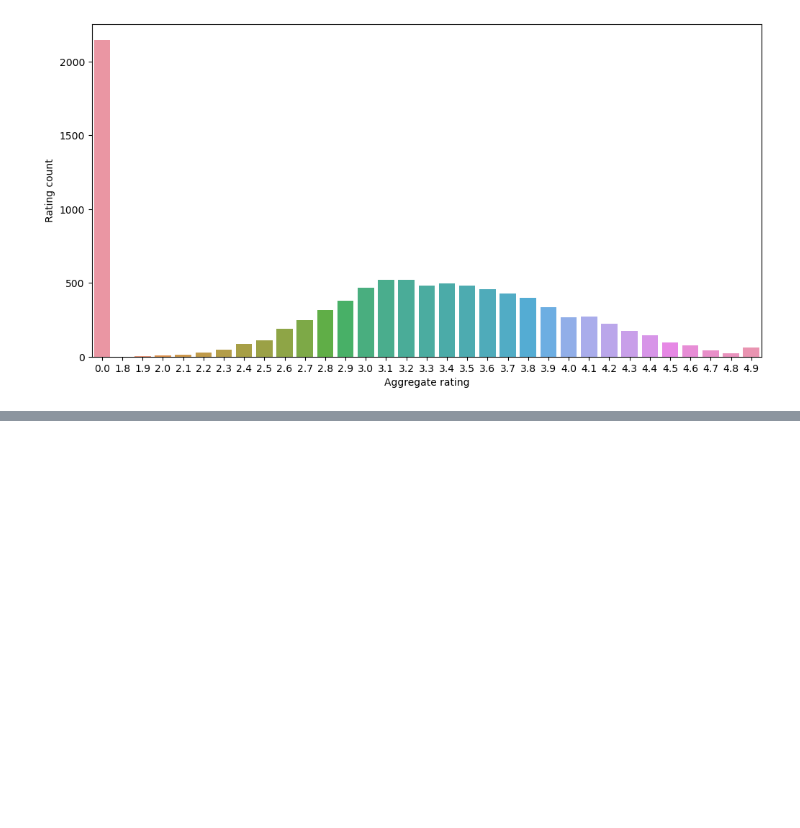
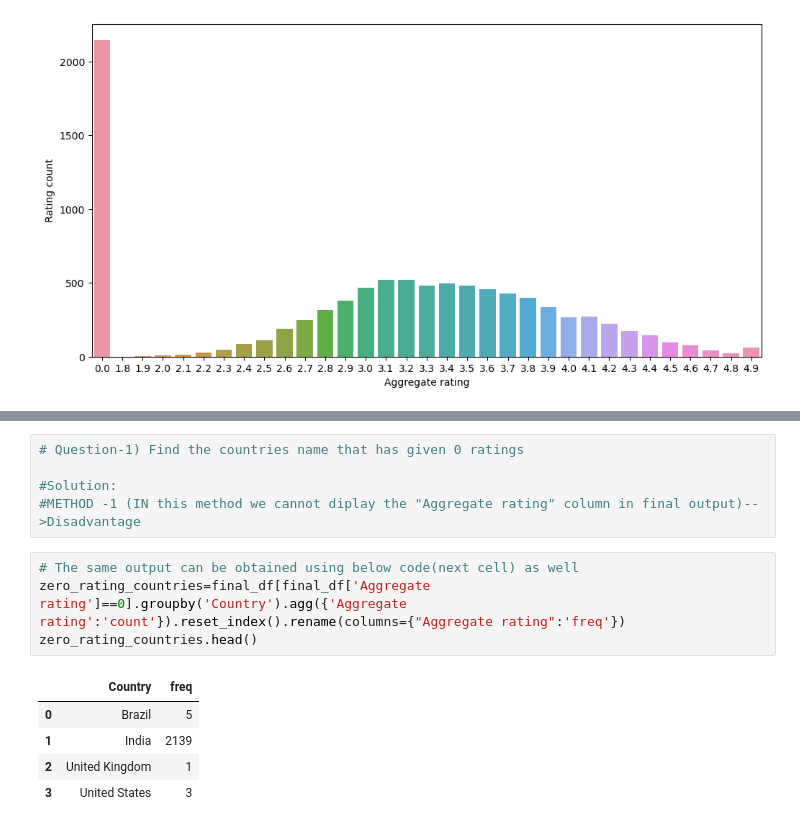
Before and after one commit to prabal-k/Python-Pandas-numpy-matplotlib-, a Jupyter notebook: Programs/EDA and Feature Engineering (Zomato dataset).ipynb, the cells around one changed output, grey strips where cells are left out. Drawn from its saved outputs; the diff is of its cells as text; blank space fills up the shorter version.

```diff
--- a/Programs/EDA and Feature Engineering (Zomato dataset).ipynb
+++ b/Programs/EDA and Feature Engineering (Zomato dataset).ipynb
@@ -352,0 +386,15 @@ sns.barplot(data=rating,x='Aggregate rating',y='Rating count')
+# %%
+# Question-1) Find the countries name that has given 0 ratings
+
+#Solution:
+#METHOD -1 (IN this method we cannot diplay the "Aggregate rating" column in final output)-->Disadvantage
+# %%
+# The same output can be obtained using below code(next cell) as well
+zero_rating_countries=final_df[final_df['Aggregate rating']==0].groupby('Country').agg({'Aggregate rating':'count'}).reset_index().rename(columns={"Aggregate rating":'freq'})
+zero_rating_countries.head()
+# %% [output]
+|  | Country | freq |
+| 0 | Brazil | 5 |
+| 1 | India | 2139 |
+| 2 | United Kingdom | 1 |
+| 3 | United States | 3 |
```
Also changed, not shown: parts of 4 cells of this notebook, 2 other files.
